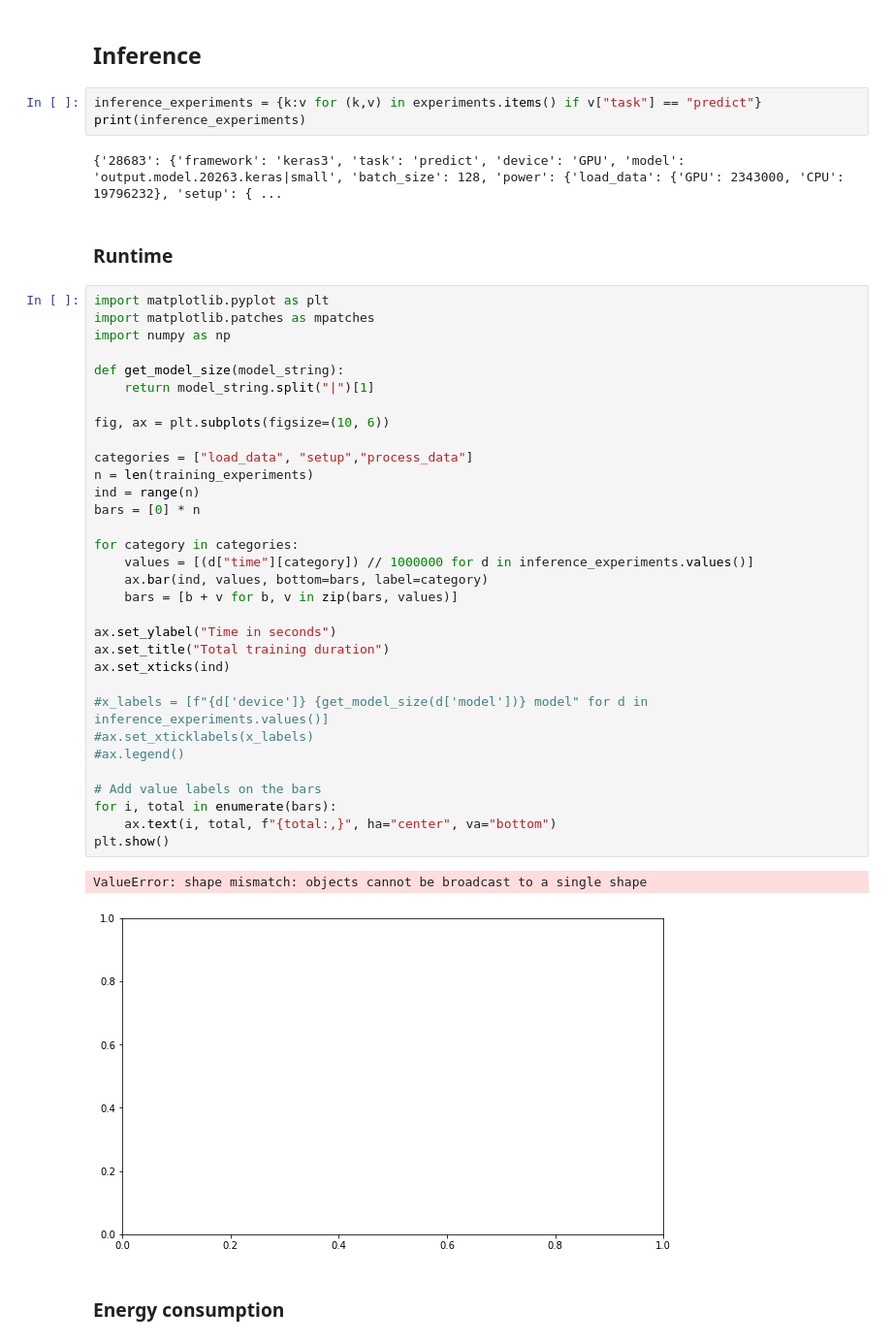
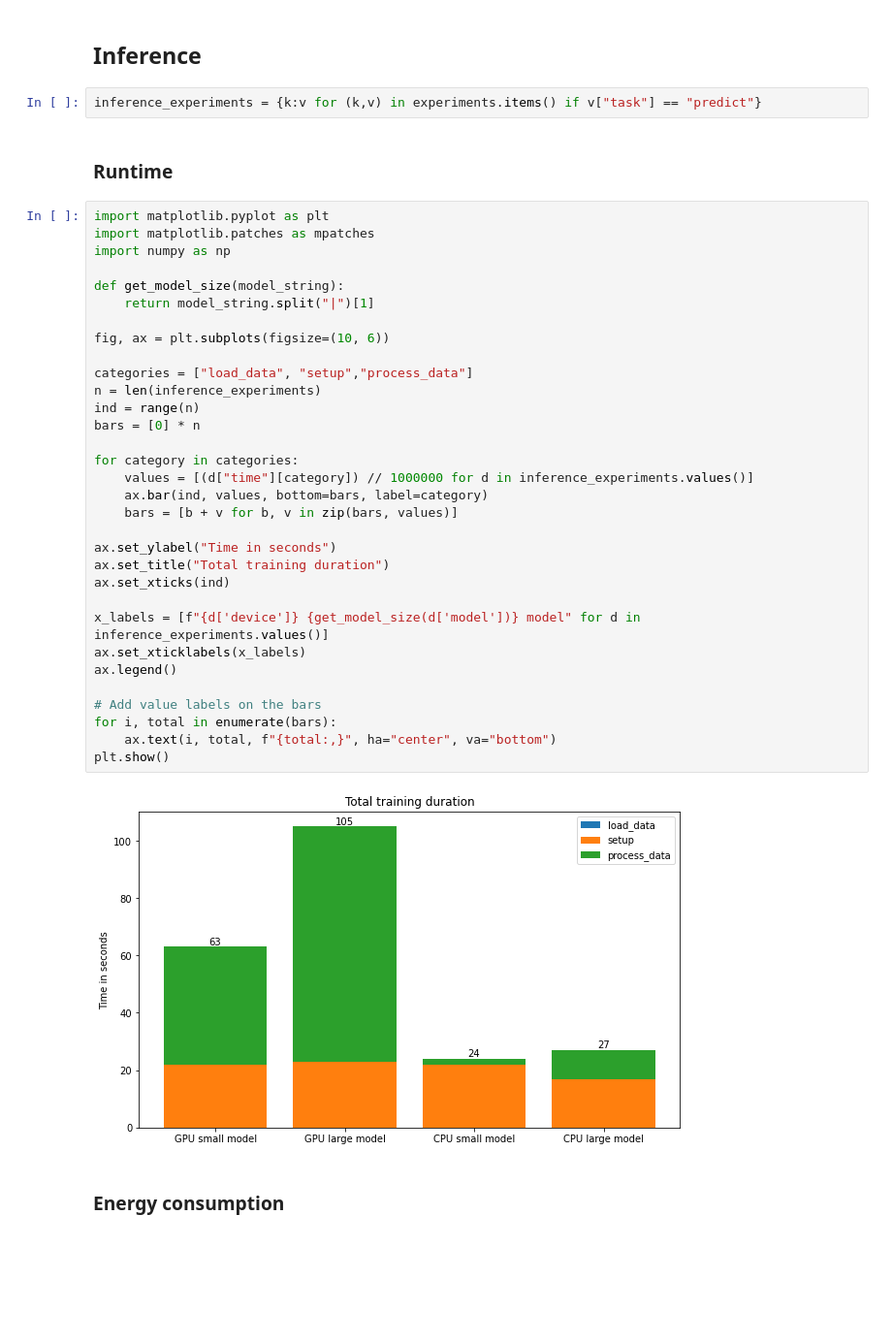
Before and after one commit to hanssssssssssssss/poet_ml_framework_tests, a Jupyter notebook: process_output/process_output_data.ipynb, the cells around one changed output. Shown at 97% size. Drawn from its saved outputs; the diff is of its cells as text; blank space fills up the shorter version.

```diff
--- a/process_output/process_output_data.ipynb
+++ b/process_output/process_output_data.ipynb
@@ -313,46 +309,42 @@ plt.show()
 ## Inference
 # %%
 inference_experiments = {k:v for (k,v) in experiments.items() if v["task"] == "predict"}
-print(inference_experiments)
-# %% [output]
-{'28683': {'framework': 'keras3', 'task': 'predict', 'device': 'GPU', 'model': 'output.model.20263.keras|small', 'batch_size': 128, 'power': {'load_data': {'GPU': 2343000, 'CPU': 19796232}, 'setup': { ...
 # %% [markdown]
 ### Runtime
 # %%
 import matplotlib.pyplot as plt
 import matplotlib.patches as mpatches
 import numpy as np
 
 def get_model_size(model_string):
     return model_string.split("|")[1]
 
 fig, ax = plt.subplots(figsize=(10, 6))
 
 categories = ["load_data", "setup","process_data"]
-n = len(training_experiments)
+n = len(inference_experiments)
 ind = range(n)
 bars = [0] * n
 
 for category in categories:
     values = [(d["time"][category]) // 1000000 for d in inference_experiments.values()]
     ax.bar(ind, values, bottom=bars, label=category)
     bars = [b + v for b, v in zip(bars, values)]
 
 ax.set_ylabel("Time in seconds")
 ax.set_title("Total training duration")
 ax.set_xticks(ind)
 
-#x_labels = [f"{d['device']} {get_model_size(d['model'])} model" for d in inference_experiments.values()]
-#ax.set_xticklabels(x_labels)
-#ax.legend()
+x_labels = [f"{d['device']} {get_model_size(d['model'])} model" for d in inference_experiments.values()]
+ax.set_xticklabels(x_labels)
+ax.legend()
 
 # Add value labels on the bars
 for i, total in enumerate(bars):
     ax.text(i, total, f"{total:,}", ha="center", va="bottom")
 plt.show()
 # %% [output]
-ValueError: shape mismatch: objects cannot be broadcast to a single shape
-[figure, old version]
+[figure, new version]
 # %% [markdown]
 ### Energy consumption
 # %%
```
Also changed, not shown: parts of 11 cells of this notebook.
